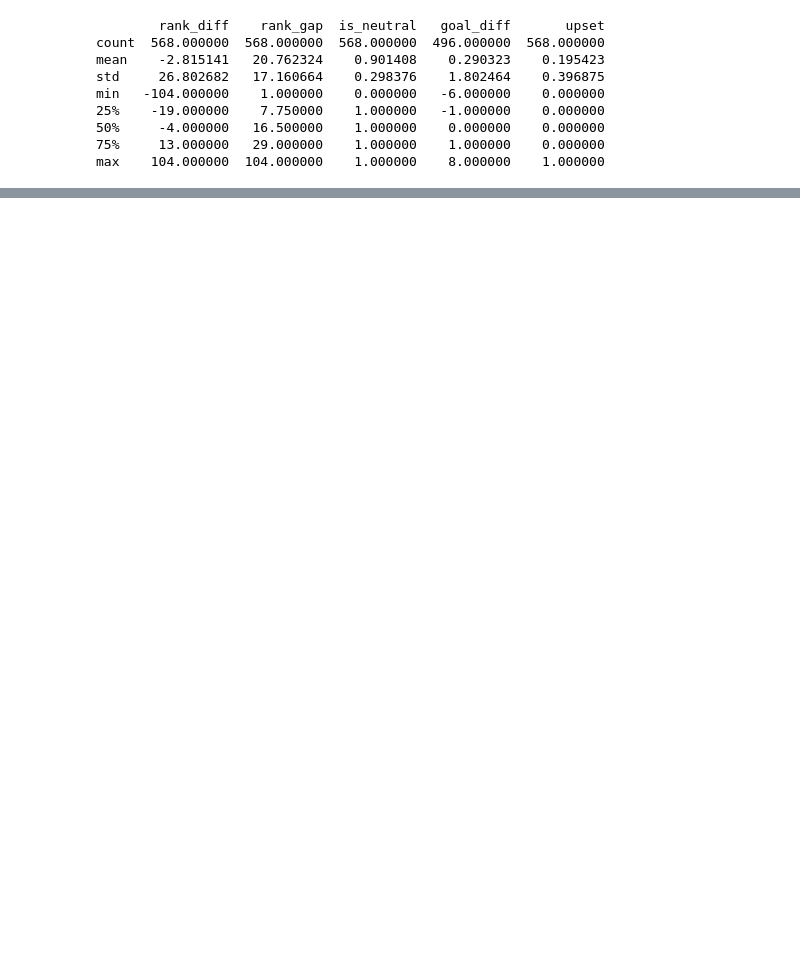
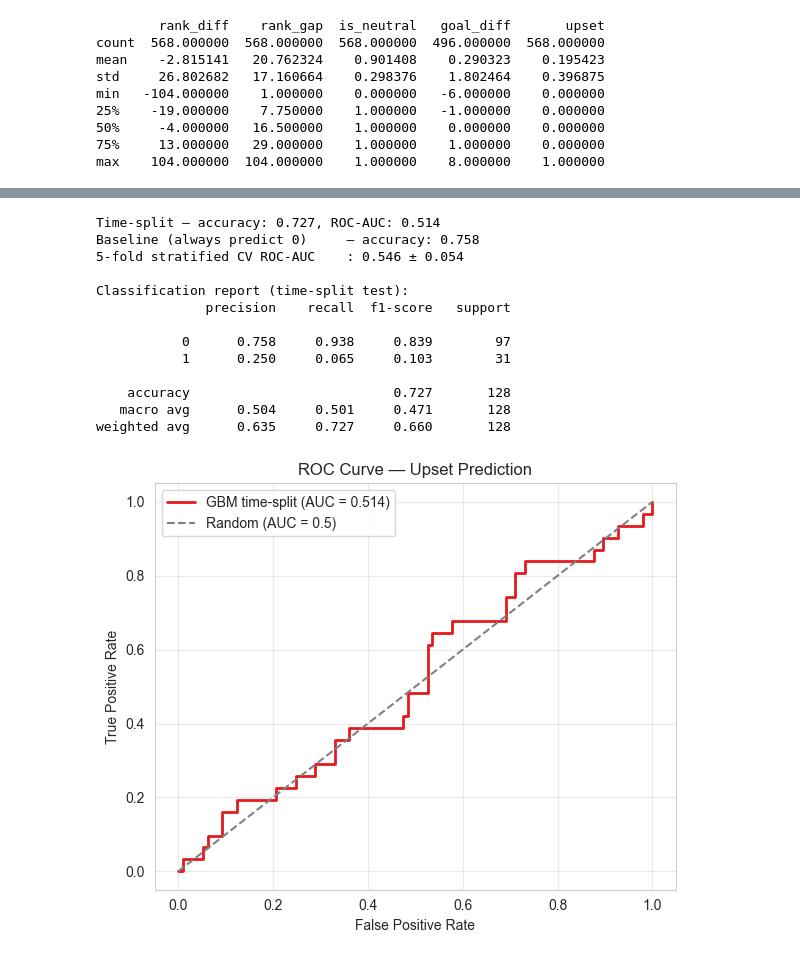
Before and after one commit to jsl1114/cs381-final, a Jupyter notebook: finalproject.ipynb, the cells around one changed output, grey strips where cells are left out. Saved outputs shown, nothing was run; the diff lists cells and outputs as text; code cells hidden in the pictures; blank space fills up the shorter version.

```diff
--- a/finalproject.ipynb
+++ b/finalproject.ipynb
@@ -192,0 +1021,54 @@ plt.show()
+# %%
+# --- 7.5 Binary upset prediction model ---
+# Time-based test for honest forecast simulation
+y_train_u = ml_df.loc[train_mask, "upset"]
+y_test_u  = ml_df.loc[~train_mask, "upset"]
+
+upset_clf = GradientBoostingClassifier(n_estimators=300, max_depth=3,
+                                       learning_rate=0.05, random_state=42)
+upset_clf.fit(X_train, y_train_u)
+prob_u = upset_clf.predict_proba(X_test)[:, 1]
+pred_u = (prob_u >= 0.5).astype(int)
+
+acc_u = accuracy_score(y_test_u, pred_u)
+auc_u = roc_auc_score(y_test_u, prob_u) if y_test_u.nunique() == 2 else float("nan")
+print(f"Time-split — accuracy: {acc_u:.3f}, ROC-AUC: {auc_u:.3f}")
+
+# Most-frequent baseline for context (always predict 'no upset')
+base_u = DummyClassifier(strategy="most_frequent", random_state=42).fit(X_train, y_train_u)
+print(f"Baseline (always predict 0)     — accuracy: {accuracy_score(y_test_u, base_u.predict(X_test)):.3f}")
+
+# Stratified 5-fold CV ROC-AUC on the full dataset (more stable estimate)
+y_all_u = ml_df["upset"]
+cv = StratifiedKFold(n_splits=5, shuffle=True, random_state=42)
+auc_cv = cross_val_score(upset_clf, X_all, y_all_u, cv=cv, scoring="roc_auc", n_jobs=-1)
+print(f"5-fold stratified CV ROC-AUC    : {auc_cv.mean():.3f} ± {auc_cv.std():.3f}")
+
+print("\nClassification report (time-split test):")
+print(classification_report(y_test_u, pred_u, digits=3))
+
+# --- ROC curve plot from time-split predictions ---
+fig, ax = plt.subplots(figsize=(6, 5))
+fpr, tpr, _ = roc_curve(y_test_u, prob_u)
+ax.plot(fpr, tpr, lw=2, color="#e41a1c",
+        label=f"GBM time-split (AUC = {auc_u:.3f})")
+ax.plot([0, 1], [0, 1], "--", color="grey", label="Random (AUC = 0.5)")
+ax.set_xlabel("False Positive Rate"); ax.set_ylabel("True Positive Rate")
+ax.set_title("ROC Curve — Upset Prediction")
+ax.legend(); ax.grid(True, alpha=0.4)
+plt.tight_layout(); plt.show()
+# %% [output]
+Time-split — accuracy: 0.727, ROC-AUC: 0.514
+Baseline (always predict 0)     — accuracy: 0.758
+5-fold stratified CV ROC-AUC    : 0.546 ± 0.054
+
+Classification report (time-split test):
+              precision    recall  f1-score   support
+
+           0      0.758     0.938     0.839        97
+           1      0.250     0.065     0.103        31
+
+    accuracy                          0.727       128
+   macro avg      0.504     0.501     0.471       128
+weighted avg      0.635     0.727     0.660       128
+[figure, added]
```
Also changed, not shown: parts of 24 cells of this notebook, 3 other files.
